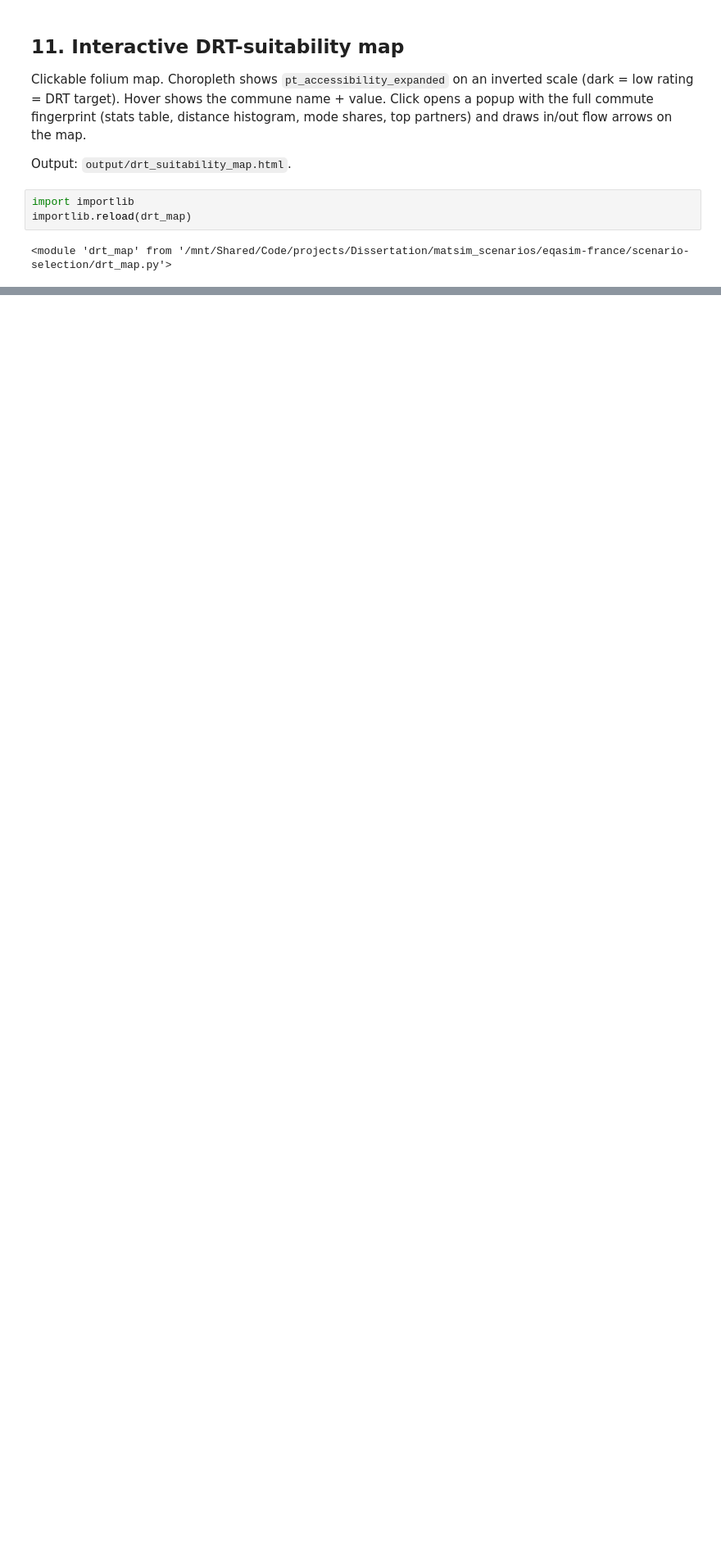
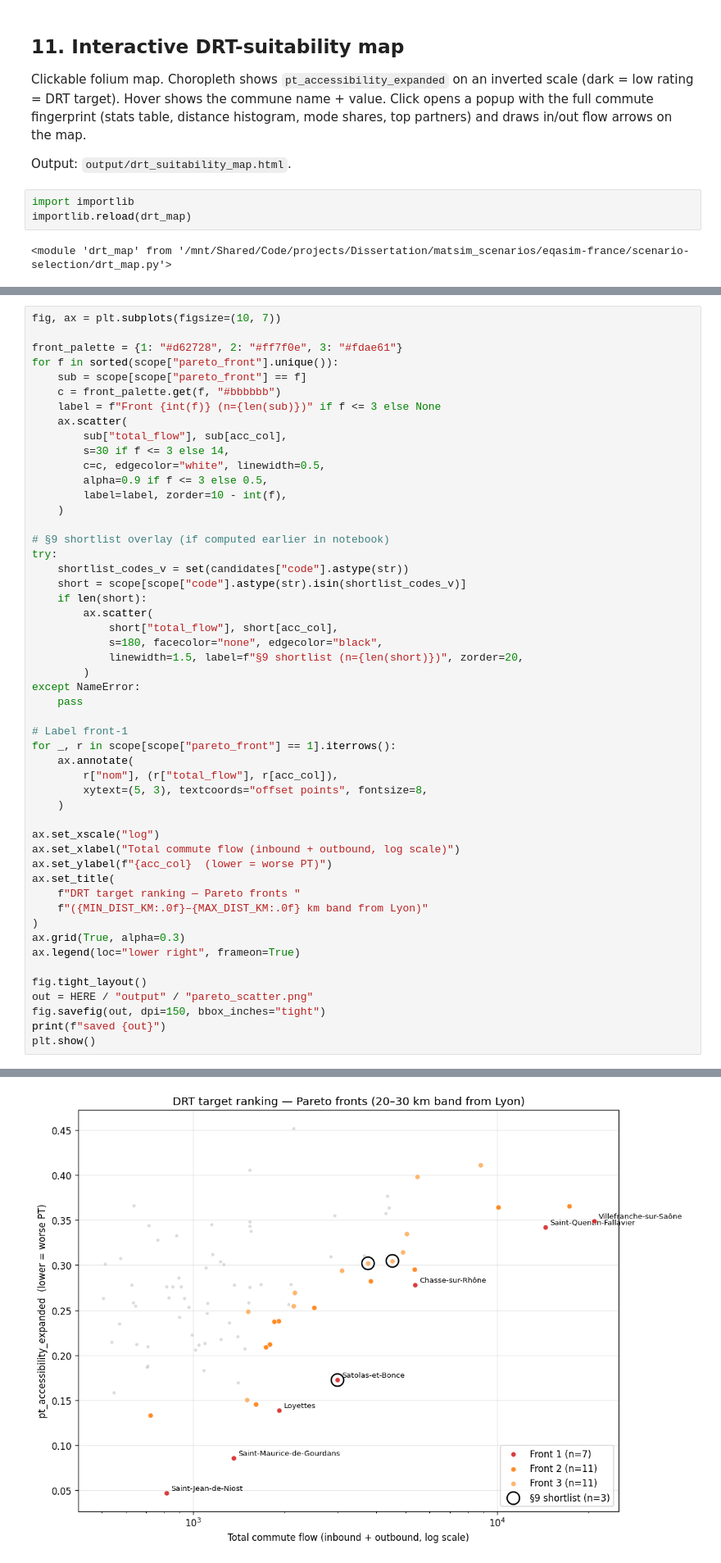
Before and after one commit to Chrigarr9/eqasim-france, a Jupyter notebook: scenario-selection/captivity_analysis.ipynb, the cells around one changed output, grey strips where cells are left out. Shown at 82% size. Saved outputs shown, nothing was run; the diff lists cells and outputs as text; blank space fills up the shorter version.

```diff
--- a/scenario-selection/captivity_analysis.ipynb
+++ b/scenario-selection/captivity_analysis.ipynb
@@ -789,0 +907,52 @@ wrote /mnt/Shared/Code/projects/Dissertation/matsim_scenarios/eqasim-france/scen
+# %%
+fig, ax = plt.subplots(figsize=(10, 7))
+
+front_palette = {1: "#d62728", 2: "#ff7f0e", 3: "#fdae61"}
+for f in sorted(scope["pareto_front"].unique()):
+    sub = scope[scope["pareto_front"] == f]
+    c = front_palette.get(f, "#bbbbbb")
+    label = f"Front {int(f)} (n={len(sub)})" if f <= 3 else None
+    ax.scatter(
+        sub["total_flow"], sub[acc_col],
+        s=30 if f <= 3 else 14,
+        c=c, edgecolor="white", linewidth=0.5,
+        alpha=0.9 if f <= 3 else 0.5,
+        label=label, zorder=10 - int(f),
+    )
+
+# §9 shortlist overlay (if computed earlier in notebook)
+try:
+    shortlist_codes_v = set(candidates["code"].astype(str))
+    short = scope[scope["code"].astype(str).isin(shortlist_codes_v)]
+    if len(short):
+        ax.scatter(
+            short["total_flow"], short[acc_col],
+            s=180, facecolor="none", edgecolor="black",
+            linewidth=1.5, label=f"§9 shortlist (n={len(short)})", zorder=20,
+        )
+except NameError:
+    pass
+
+# Label front-1
+for _, r in scope[scope["pareto_front"] == 1].iterrows():
+    ax.annotate(
+        r["nom"], (r["total_flow"], r[acc_col]),
+        xytext=(5, 3), textcoords="offset points", fontsize=8,
+    )
+
+ax.set_xscale("log")
+ax.set_xlabel("Total commute flow (inbound + outbound, log scale)")
+ax.set_ylabel(f"{acc_col}  (lower = worse PT)")
+ax.set_title(
+    f"DRT target ranking — Pareto fronts "
+    f"({MIN_DIST_KM:.0f}–{MAX_DIST_KM:.0f} km band from Lyon)"
+)
+ax.grid(True, alpha=0.3)
+ax.legend(loc="lower right", frameon=True)
+
+fig.tight_layout()
+out = HERE / "output" / "pareto_scatter.png"
+fig.savefig(out, dpi=150, bbox_inches="tight")
+print(f"saved {out}")
+plt.show()
+# %% [output]
@@ -789,0 +960 @@ wrote /mnt/Shared/Code/projects/Dissertation/matsim_scenarios/eqasim-france/scen
+[figure, added]
```
Also changed, not shown: parts of 9 cells of this notebook, 2 other files.
